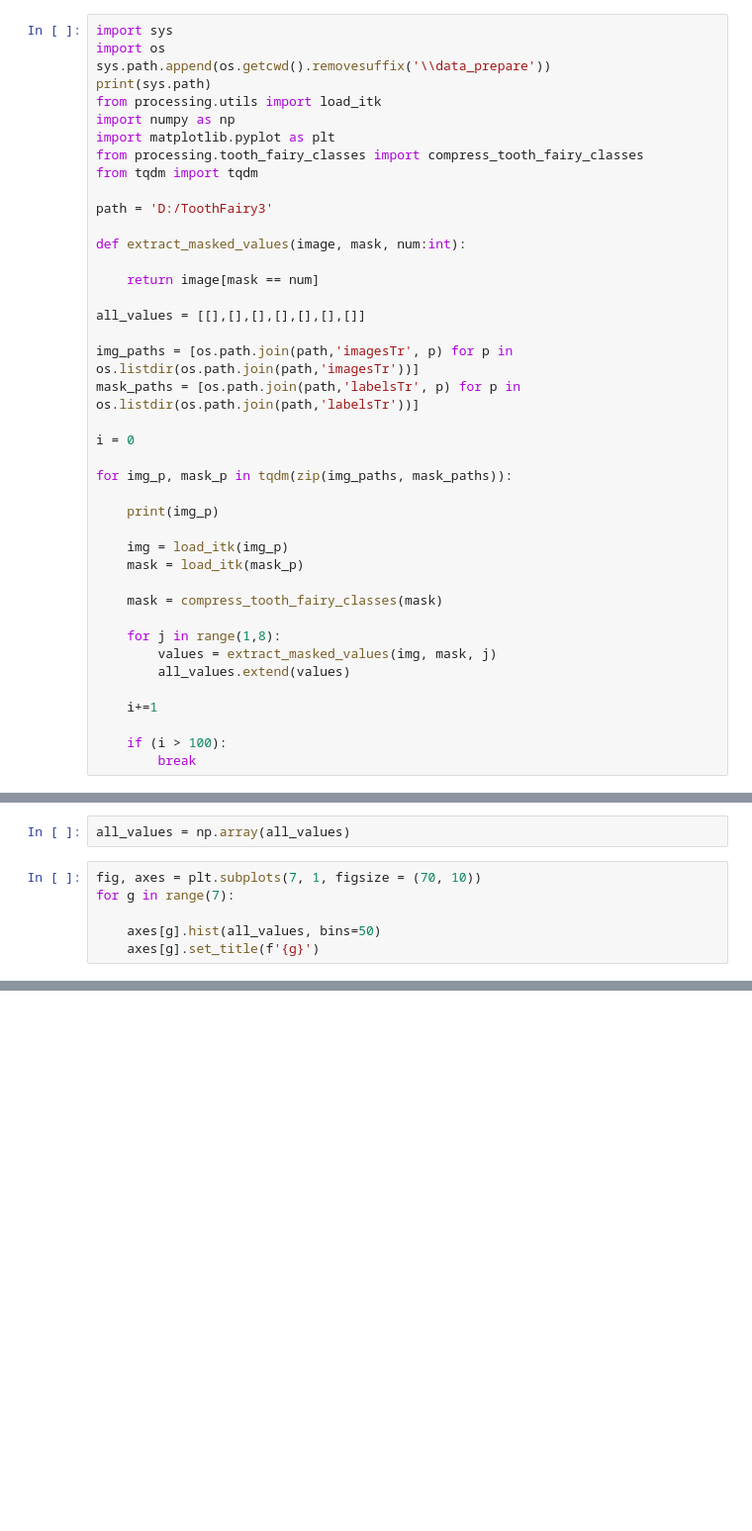
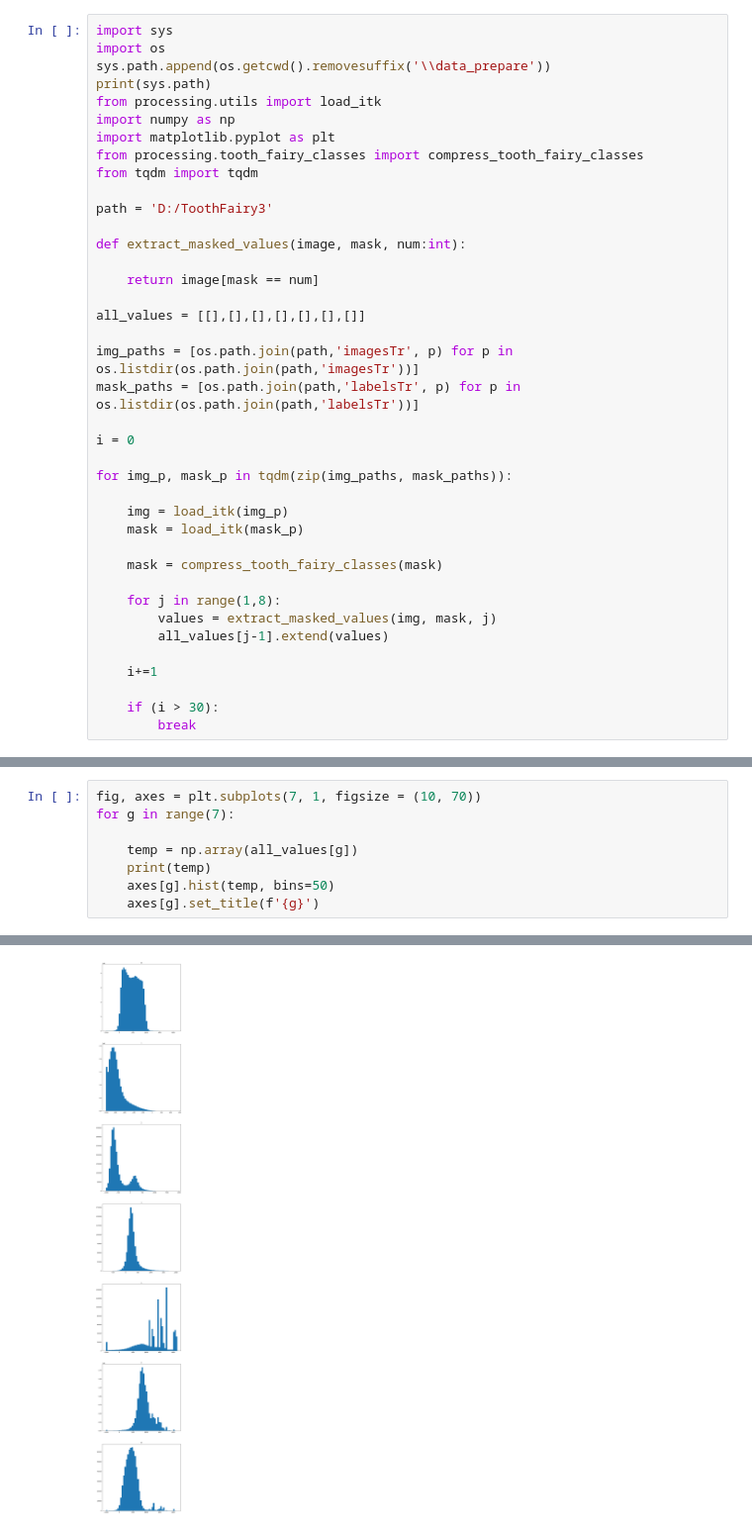
Before and after one commit to tycjantyc/teeth_segmentor, a Jupyter notebook: data_prepare/data_histograms.ipynb, the cells around one changed output, grey strips where cells are left out. Shown at 99% size. Drawn from its saved outputs; the diff is of its cells as text; blank space fills up the shorter version.

```diff
--- a/data_prepare/data_histograms.ipynb
+++ b/data_prepare/data_histograms.ipynb
@@ -24,8 +24,6 @@ i = 0
 
 for img_p, mask_p in tqdm(zip(img_paths, mask_paths)):
 
-    print(img_p)
-
     img = load_itk(img_p)
     mask = load_itk(mask_p)
 
@@ -33,11 +31,11 @@ for img_p, mask_p in tqdm(zip(img_paths, mask_paths)):
 
     for j in range(1,8):
         values = extract_masked_values(img, mask, j)
-        all_values.extend(values)
+        all_values[j-1].extend(values)
 
     i+=1
 
-    if (i > 100):
+    if (i > 30):
         break
 # %% [output]
 ['c:\\Users\\Jan\\miniconda3\\python312.zip', 'c:\\Users\\Jan\\miniconda3\\DLLs', 'c:\\Users\\Jan\\miniconda3\\Lib', 'c:\\Users\\Jan\\miniconda3', '', 'c:\\Users\\Jan\\miniconda3\\Lib\\site-packages', ...
@@ -48,8 +42,9 @@ MemoryError: Unable to allocate 3.27 TiB for an array with shape (1714810, 512,
-# %%
-all_values = np.array(all_values)
 # %%
-fig, axes = plt.subplots(7, 1, figsize = (70, 10))
+fig, axes = plt.subplots(7, 1, figsize = (10, 70))
 for g in range(7):
 
-    axes[g].hist(all_values, bins=50)
+    temp = np.array(all_values[g])
+    print(temp)
+    axes[g].hist(temp, bins=50)
     axes[g].set_title(f'{g}')
+# %% [output]
@@ -55,0 +65 @@ for g in range(7):
+[figure, added]
```
Also changed, not shown: parts of 2 cells of this notebook, 7 other files.
